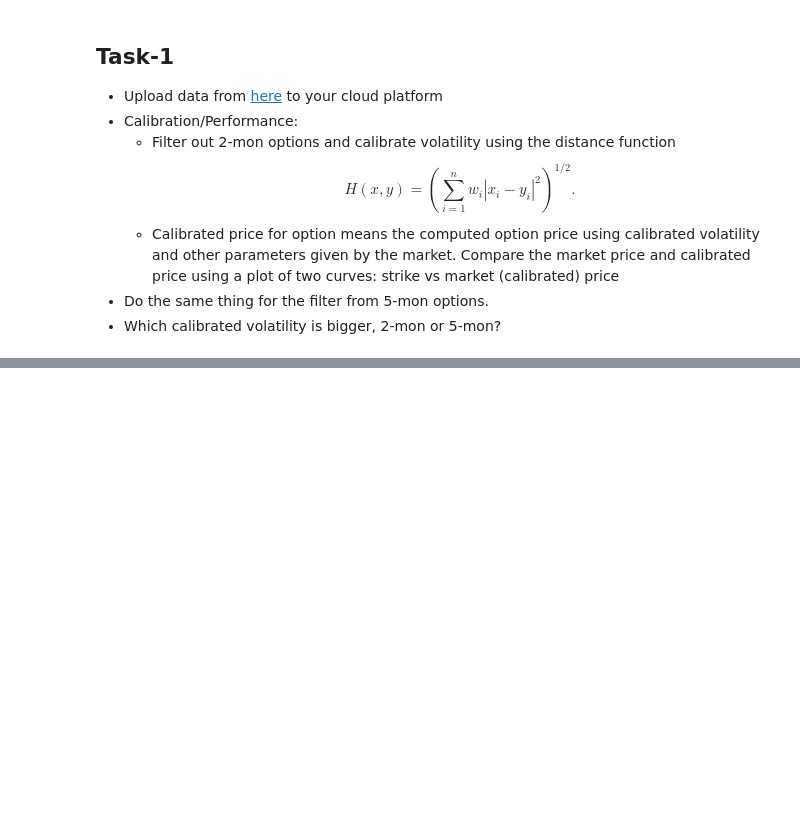
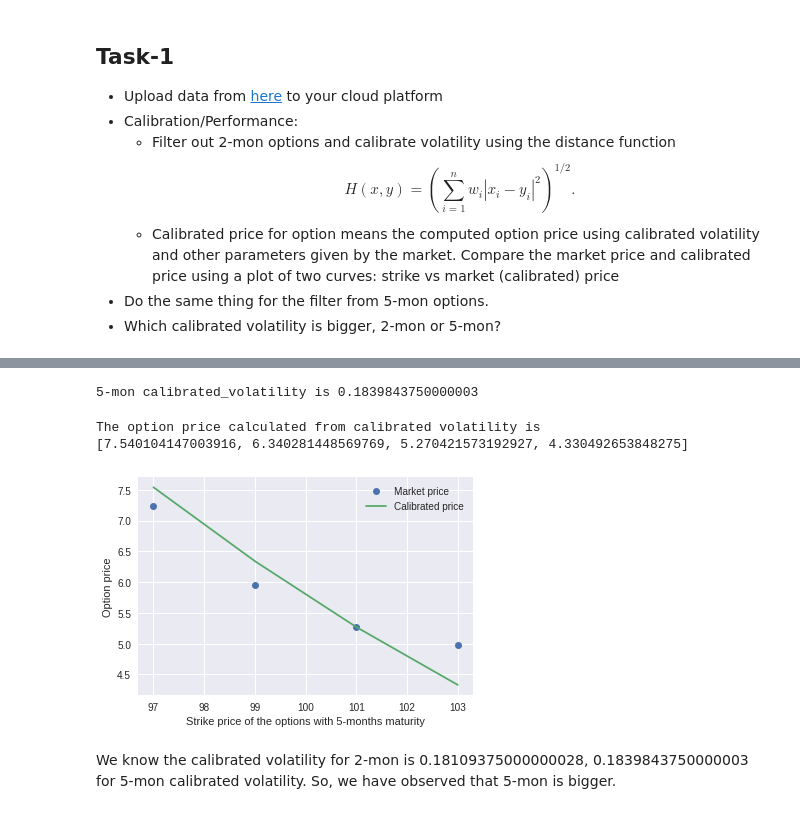
Before and after one commit to cengaiyeung/20MA573, a Jupyter notebook: src/hw04_part2.ipynb, the cells around one changed output, grey strips where cells are left out. Cells and saved outputs as stored; diff of their text form; code cells hidden in the pictures; blank space fills up the shorter version.

```diff
--- a/src/hw04_part2.ipynb
+++ b/src/hw04_part2.ipynb
@@ -54,0 +176,31 @@ $$H(x, y) = (\sum_{i=1}^n w_i |x_i - y_i|^2)^{1/2}.$$
+# %%
+# Take options of 5-months maturity
+filter2 = list(filter(lambda x: x.maturity == 5/12, option_list))
+calibrated_volatility2 = bsm_calibration(gbm1, filter2)
+print('5-mon calibrated_volatility is' ,calibrated_volatility2)
+# %% [output]
+5-mon calibrated_volatility is 0.1839843750000003
+# %%
+gbm1.vol_ratio = calibrated_volatility2
+
+calibrated_price_list2 = [gbm1.bsm_price(filter2[i]) for i in range(len(filter2))]
+print('The option price calculated from calibrated volatility is')
+print(calibrated_price_list2)
+# %% [output]
+The option price calculated from calibrated volatility is
+[7.540104147003916, 6.340281448569769, 5.270421573192927, 4.330492653848275]
+# %%
+x = [filter2[i].strike for i in range(len(filter2))]
+y1 = [filter2[i].market_price for i in range(len(filter2))]
+plt.plot(x, y1, 'o', label='Market price')
+
+y2 = calibrated_price_list2
+plt.plot(x, y2, label = 'Calibrated price')
+
+plt.ylabel('Option price')
+plt.xlabel('Strike price of the options with 5-months maturity')
+plt.legend();
+# %% [output]
+[figure, added]
+# %% [markdown]
+We know the calibrated volatility for 2-mon is 0.18109375000000028, 0.1839843750000003 for 5-mon calibrated volatility. So, we have observed that 5-mon is bigger.
```
Also changed, not shown: parts of 10 cells of this notebook.
